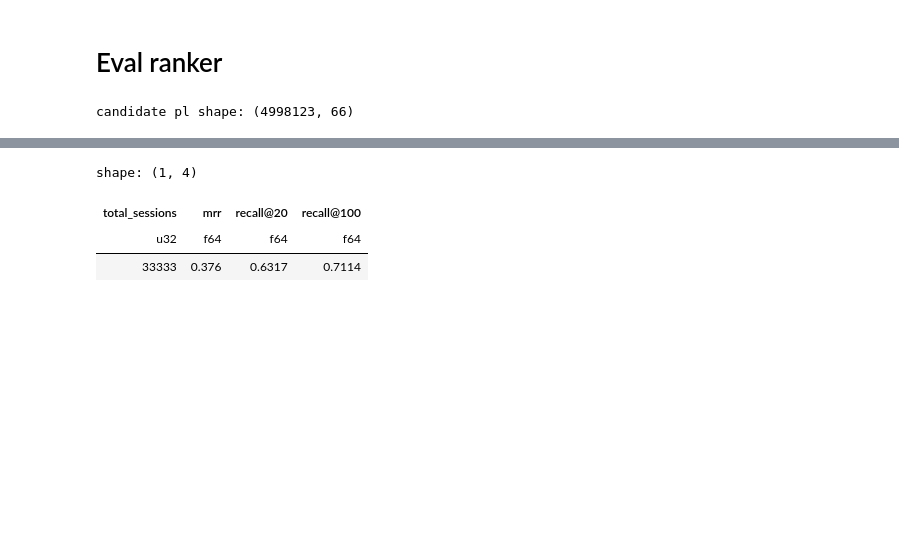
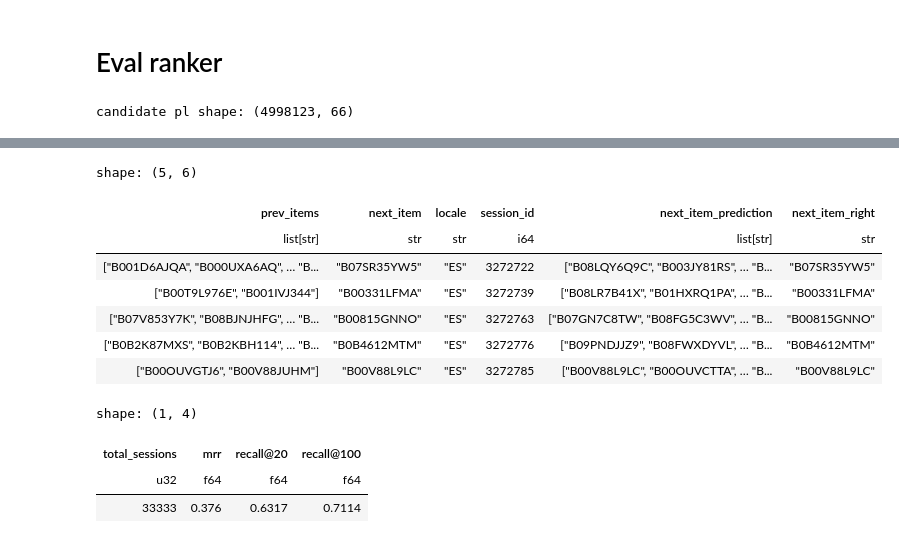
Before and after one commit to xiaoye-hua/Amazon_KDD_Cup_2023, a Jupyter notebook: notebooks/task2_3_ranker.ipynb, the cells around one changed output, grey strips where cells are left out. Cells and saved outputs as stored; diff of their text form; code cells hidden in the pictures; blank space fills up the shorter version.

```diff
--- a/notebooks/task2_3_ranker.ipynb
+++ b/notebooks/task2_3_ranker.ipynb
@@ -607,3 +617,14 @@ candidate pl shape: (4998123, 66)
+# %%
+eval_pl.join(ranker_eval_pl.lazy(), how='left', on='session_id').head().collect()
+# %% [output]
+shape: (5, 6)
+| prev_items | next_item | locale | session_id | next_item_prediction | next_item_right |
+| list[str] | str | str | i64 | list[str] | str |
+| ["B001D6AJQA", "B000UXA6AQ", … "B... | "B07SR35YW5" | "ES" | 3272722 | ["B08LQY6Q9C", "B003JY81RS", … "B... | "B07SR35YW5" |
+| ["B00T9L976E", "B001IVJ344"] | "B00331LFMA" | "ES" | 3272739 | ["B08LR7B41X", "B01HXRQ1PA", … "B... | "B00331LFMA" |
+| ["B07V853Y7K", "B08BJNJHFG", … "B... | "B00815GNNO" | "ES" | 3272763 | ["B07GN7C8TW", "B08FG5C3WV", … "B... | "B00815GNNO" |
+| ["B0B2K87MXS", "B0B2KBH114", … "B... | "B0B4612MTM" | "ES" | 3272776 | ["B09PNDJJZ9", "B08FWXDYVL", … "B... | "B0B4612MTM" |
+| ["B00OUVGTJ6", "B00V88JUHM"] | "B00V88L9LC" | "ES" | 3272785 | ["B00V88L9LC", "B00OUVCTTA", … "B... | "B00V88L9LC" |
 # %%
 model_eval(target_df=eval_pl.join(ranker_eval_pl.lazy(), how='left', on='session_id'))
 # %% [output]
```
Also changed, not shown: parts of 27 cells of this notebook, 6 other files.
